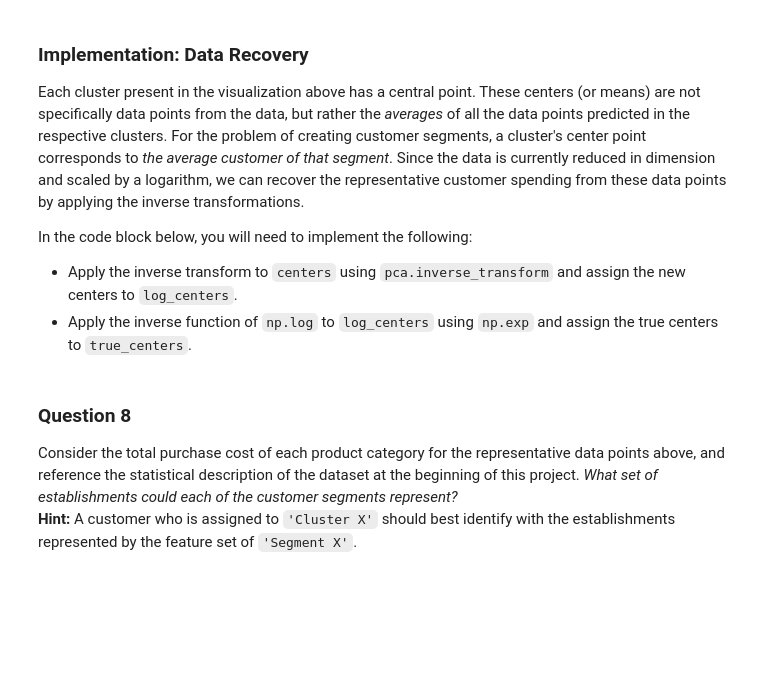
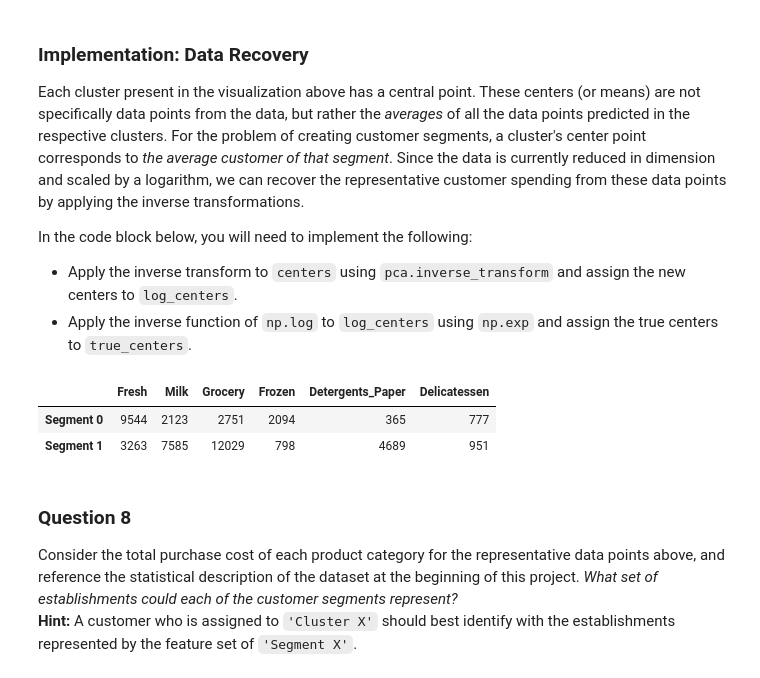
Before and after one commit to SamWhitehill/Unsupervised-Learning-Project, a Jupyter notebook: customer_segments.ipynb, the cells around one changed output. Cells and saved outputs as stored; diff of their text form; code cells hidden in the pictures; blank space fills up the shorter version.

```diff
--- a/customer_segments.ipynb
+++ b/customer_segments.ipynb
@@ -421,17 +428,21 @@ In the code block below, you will need to implement the following:
  - Import sklearn.metrics.silhouette_score and calculate the silhouette score of `reduced_data` against `preds`.
    - Assign the silhouette score to `score` and print the result.
 # %%
+from sklearn import mixture
+from sklearn.metrics import silhouette_score
 # TODO: Apply your clustering algorithm of choice to the reduced data
-clusterer = None
+clusterer = mixture.GMM(n_components=2,random_state=lrandom_state,covariance_type='tied')
+clusterer.fit(reduced_data)
 
 # TODO: Predict the cluster for each data point
-preds = None
+preds = clusterer.predict(reduced_data)
 
 # TODO: Find the cluster centers
-centers = None
+centers = clusterer.means_
 
 # TODO: Predict the cluster for each transformed sample data point
-sample_preds = None
+sample_preds = clusterer.predict(pca_samples)
 
 # TODO: Calculate the mean silhouette coefficient for the number of clusters chosen
-score = None
+score =silhouette_score(reduced_data,preds,random_state=lrandom_state)
+print("The silhouette score is: " ,score)
@@ -455,16 +475,20 @@ In the code block below, you will need to implement the following:
  - Apply the inverse function of `np.log` to `log_centers` using `np.exp` and assign the true centers to `true_centers`.
 # %%
 # TODO: Inverse transform the centers
-log_centers = None
+log_centers = pca.inverse_transform(centers)
 
 # TODO: Exponentiate the centers
-true_centers = None
+true_centers = np.exp(log_centers)
 
 # Display the true centers
 segments = ['Segment {}'.format(i) for i in range(0,len(centers))]
 true_centers = pd.DataFrame(np.round(true_centers), columns = data.keys())
 true_centers.index = segments
 display(true_centers)
+# %% [output]
+|  | Fresh | Milk | Grocery | Frozen | Detergents_Paper | Delicatessen |
+| Segment 0 | 9544 | 2123 | 2751 | 2094 | 365 | 777 |
+| Segment 1 | 3263 | 7585 | 12029 | 798 | 4689 | 951 |
 # %% [markdown]
 ### Question 8
 Consider the total purchase cost of each product category for the representative data points above, and reference the statistical description of the dataset at the beginning of this project. *What set of establishments could each of the customer segments represent?*
```
Also changed, not shown: parts of 14 cells of this notebook.
